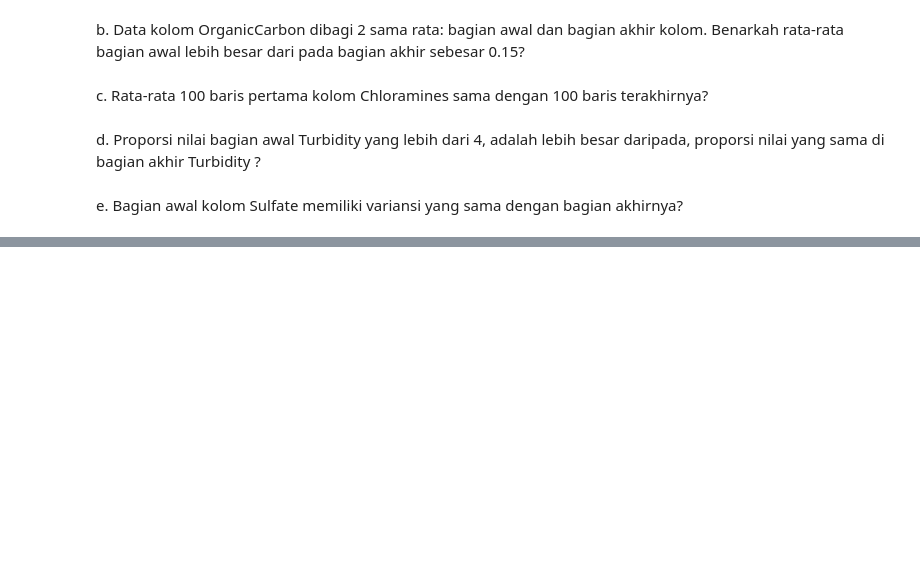
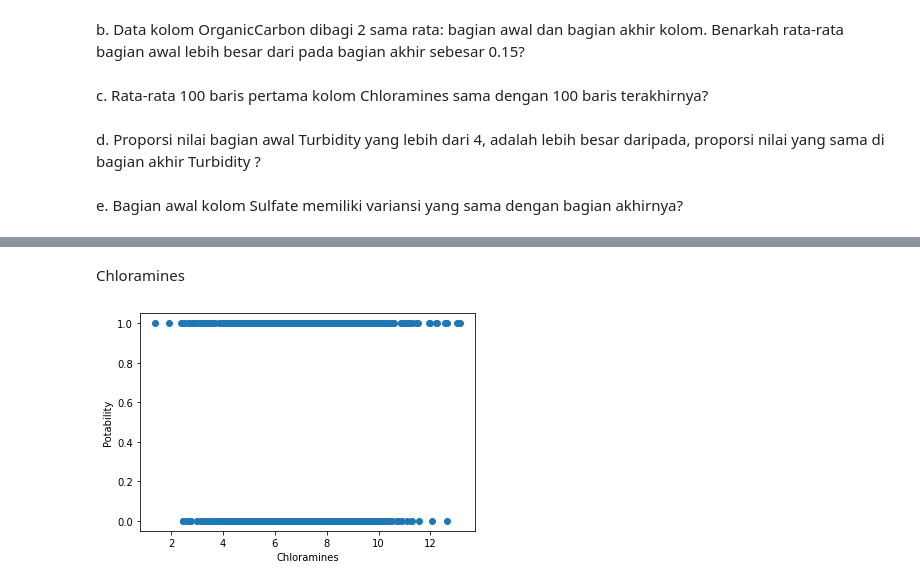
Before and after one commit to clauculus/probstat-analysis, a Jupyter notebook: K01-T1-IF2220-13520073.ipynb, the cells around one changed output, grey strips where cells are left out. Saved outputs shown, nothing was run; the diff lists cells and outputs as text; code cells hidden in the pictures; blank space fills up the shorter version.

```diff
--- a/K01-T1-IF2220-13520073.ipynb
+++ b/K01-T1-IF2220-13520073.ipynb
@@ -102,0 +199,11 @@ dengan menggambarkan juga scatter plot nya. Gunakan correlation test.
+# %% [markdown]
+Chloramines
+# %%
+plt.scatter(x = df["Chloramines"],y = df["Potability"])
+plt.xlabel("Chloramines")
+plt.ylabel("Potability")
+plt.show()
+
+print("Correlation: " + str((df["Chloramines"].corr(df["Potability"]))))
+# %% [output]
+[figure, added]
```
Also changed, not shown: parts of 22 cells of this notebook.
